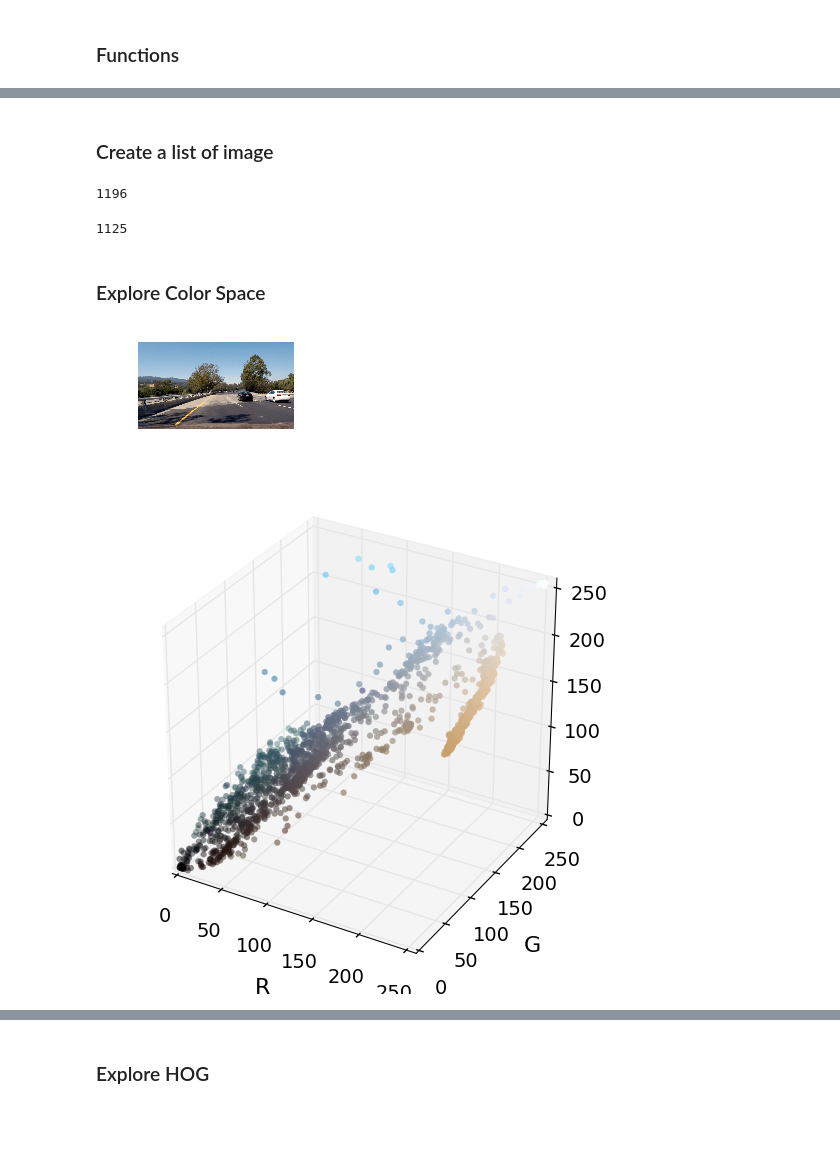
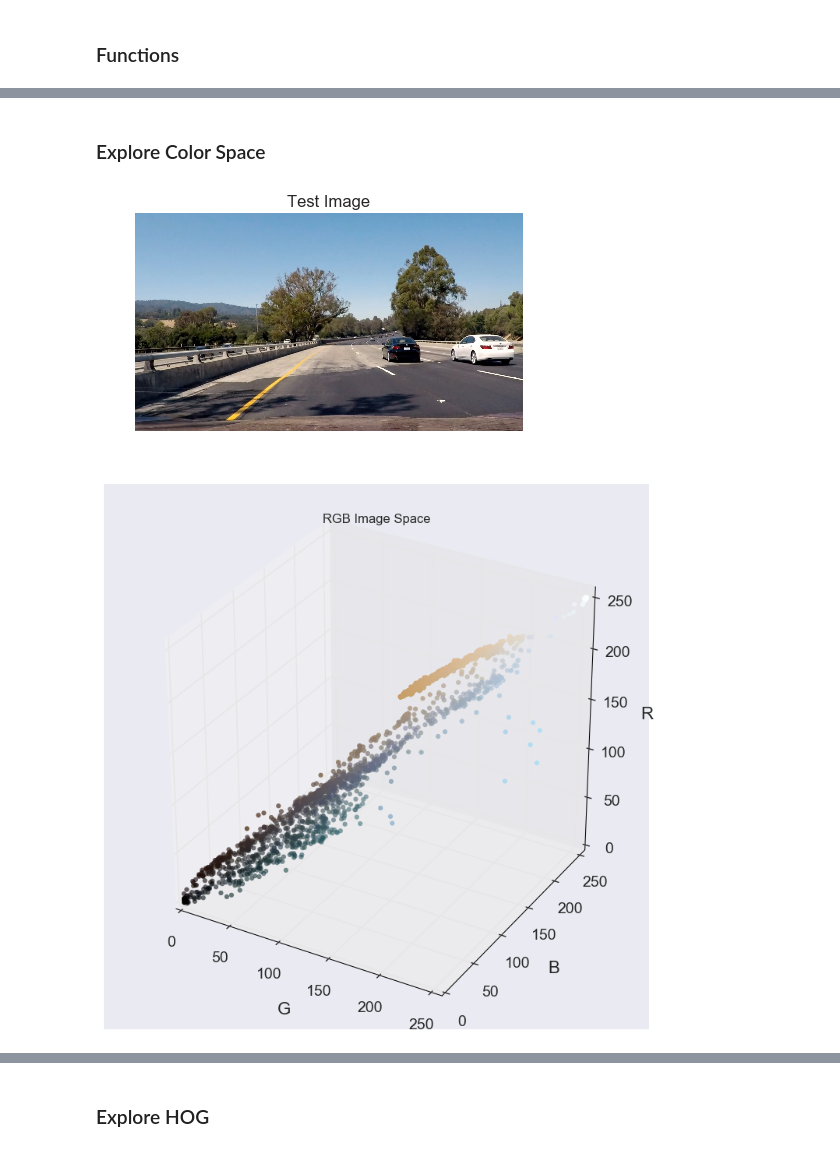
Before and after one commit to JLee21/Udacity-Self-Driving-Car-NanoDegree-Term-1, a Jupyter notebook: p5-vehicle-detection/carnd-vehicle-detection/vehicle-detection.ipynb, the cells around one changed output, grey strips where cells are left out. Saved outputs shown, nothing was run; the diff lists cells and outputs as text; code cells hidden in the pictures; blank space fills up the shorter version.

```diff
--- a/p5-vehicle-detection/carnd-vehicle-detection/vehicle-detection.ipynb
+++ b/p5-vehicle-detection/carnd-vehicle-detection/vehicle-detection.ipynb
@@ -407,26 +279,17 @@ shape of car image (64, 64, 3)
-# %% [markdown]
-### Create a list of image
-# %%
-# images are divided up into vehicles and non-vehicles
-cars = glob.glob(r'D:\SDC\p5-vehicle-detection\small-vehicles\vehicles-smallset/**/*.jpeg')
-notcars = glob.glob(r'D:\SDC\p5-vehicle-detection\small-non-vehicles\non-vehicles-smallset\**\*.jpeg')
-len(cars)
-len(notcars)
-# %% [output]
-1196
-1125
 # %% [markdown]
 ### Explore Color Space
 # %%
-from mpl_toolkits.mplot3d import Axes3D
+from mpl_toolkits.mplot3d import Axes3D, axis3d
+plt.style.use('seaborn-darkgrid')
 
 def plot3d(pixels, colors_rgb,
            axis_labels=list("???"),
-           axis_limits=[(0, 255), (0, 255), (0, 255)]):
+           axis_limits=[(0, 255), (0, 255), (0, 255)],
+           title=''):
 
     """Plot pixels in 3D."""
     # Create figure and 3D axes
-    fig = plt.figure(figsize=(5,5))
+    fig = plt.figure(figsize=(7,7))
     ax = Axes3D(fig)
 
     # Set axis limits
@@ -436,42 +299,46 @@ def plot3d(pixels, colors_rgb,
 
     # Set axis labels and sizes
     ax.tick_params(axis='both', which='major', labelsize=14, pad=8)
-    ax.set_xlabel(axis_labels[0], fontsize=16, labelpad=16)
-    ax.set_ylabel(axis_labels[1], fontsize=16, labelpad=16)
-    ax.set_zlabel(axis_labels[2], fontsize=16, labelpad=16)
+    ax.set_xlabel(axis_labels[1], fontsize=16, labelpad=16)
+    ax.set_ylabel(axis_labels[2], fontsize=16, labelpad=16)
+    ax.set_zlabel(axis_labels[0], fontsize=16, labelpad=16)
+
+    # set title
+    ax.set_title(title)
 
     # Plot pixel values with colors given in colors_rgb
     ax.scatter(
-        pixels[:, :, 0].ravel(),
         pixels[:, :, 1].ravel(),
         pixels[:, :, 2].ravel(),
+        pixels[:, :, 0].ravel(),
         c=colors_rgb.reshape((-1, 3)), edgecolors='none')
 
     return ax  # return Axes3D object for further manipulation
 
 # Read a color image
 img = mpimg.imread("test-images/test4.jpg")
-plt.figure(figsize=(2,2))
+plt.figure(figsize=(5,5))
+plt.title('Test Image')
 plt.axis('off')
 plt.imshow(img)
 plt.show()
 
 # Select a small fraction of pixels to plot by subsampling it
 scale = max(img.shape[0], img.shape[1], 64) / 64  # at most 64 rows and columns
 img_small = cv2.resize(img, (np.int(img.shape[1] / scale), \
                        np.int(img.shape[0] / scale)), interpolation=cv2.INTER_NEAREST)
 
 # Convert subsampled image to desired color space(s)
 img_small_RGB = cv2.cvtColor(img_small, cv2.COLOR_BGR2RGB)  # OpenCV uses BGR, matplotlib likes RGB
-img_small_CONVERSION = cv2.cvtColor(img_small, cv2.COLOR_BGR2HLS)
+img_small_CONVERSION = cv2.cvtColor(img_small, cv2.COLOR_BGR2YCrCb)
 colors_rgb = img_small_RGB / 255.  # scaled to [0, 1], only for color plotting
 
 # Plot and show
-plot3d(img_small_RGB, colors_rgb, axis_labels=list('RGB'))
-plot3d(img_small_CONVERSION, colors_rgb)
+plot3d(img_small_RGB, colors_rgb, axis_labels=list('RGB'), title='RGB Image Space')
+plot3d(img_small_CONVERSION, colors_rgb, axis_labels=['Y','Cr','Cb'], title='YCrCb Image Space')
 
 # plt.imshow(img)
 plt.show();
 # %% [output]
-[figure, old version]
+[figure, new version]
-[figure, old version]
+[figure, new version]
```
Also changed, not shown: parts of 29 cells of this notebook.
